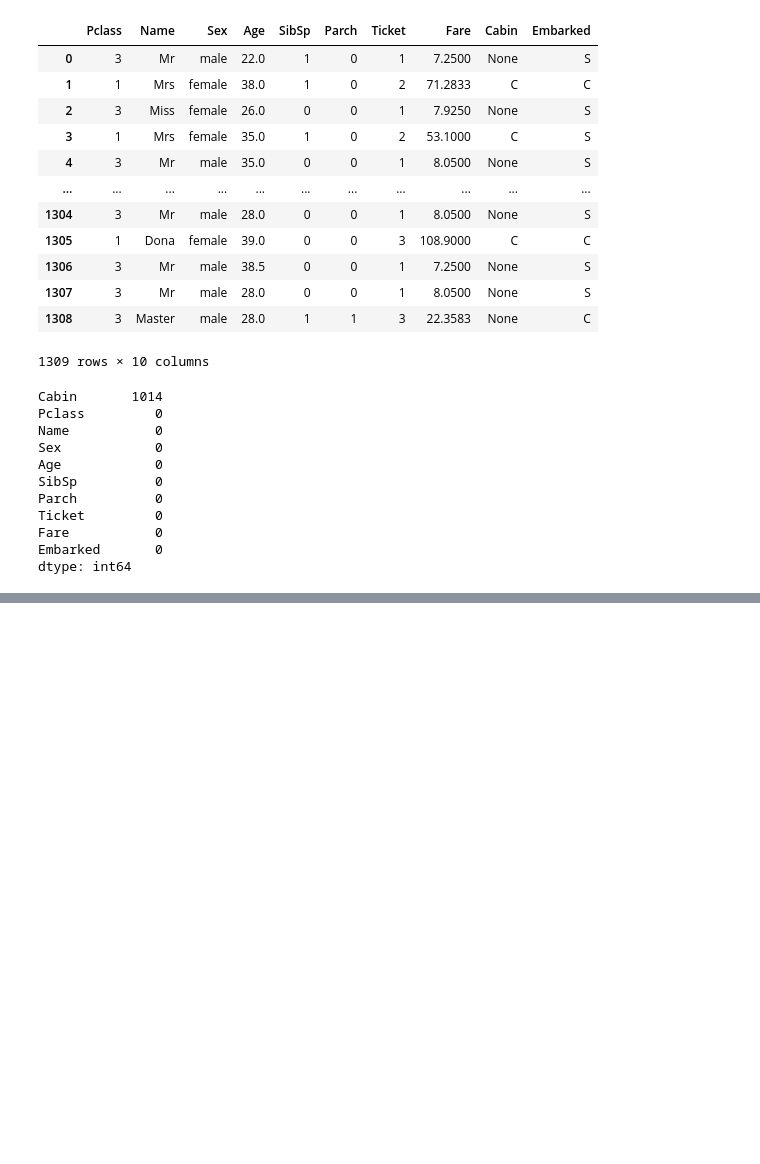
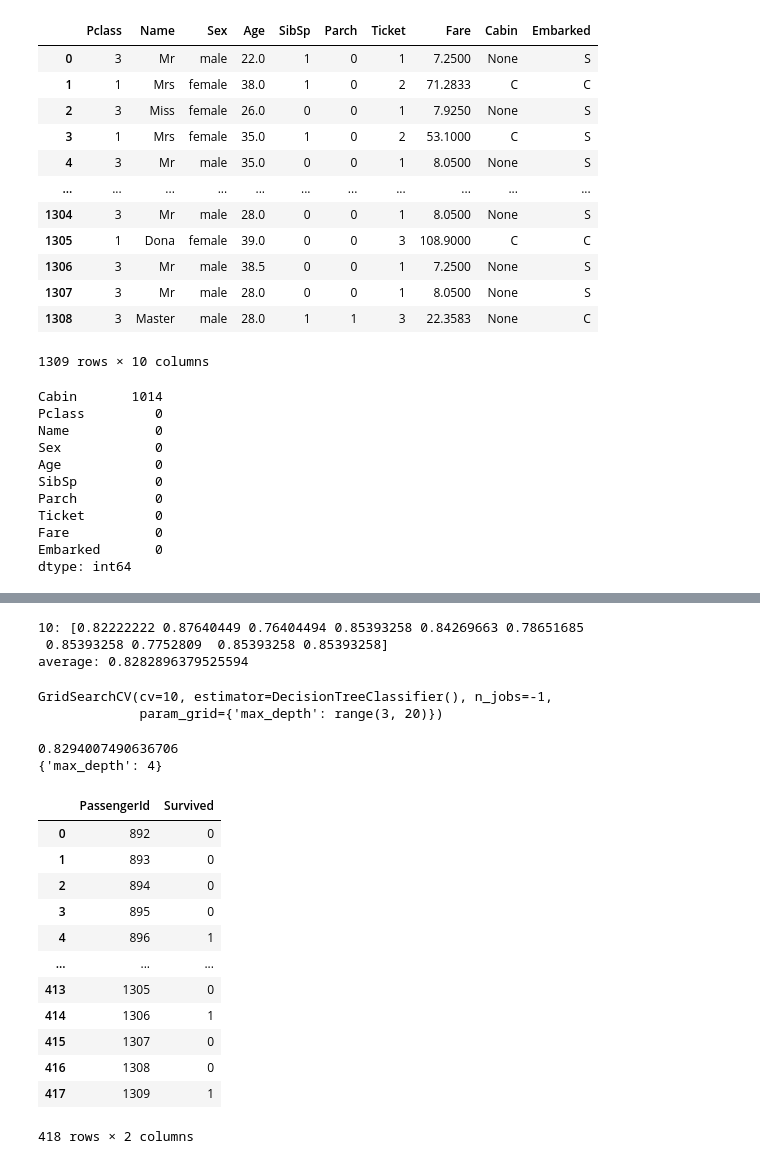
Before and after one commit to AcerPing/tcfst_ML_11C032, a Jupyter notebook: titanic_tcfst_20221005.ipynb, the cells around one changed output, grey strips where cells are left out. Drawn from its saved outputs; the diff is of its cells as text; code cells hidden in the pictures; blank space fills up the shorter version.

```diff
--- a/titanic_tcfst_20221005.ipynb
+++ b/titanic_tcfst_20221005.ipynb
@@ -309,0 +409,7 @@ dtype: int64
+# %%
+# iloc → index location(看第幾筆，index)
+# loc → 列標籤
+import numpy as np
+x = combine.iloc[:len(train)]
+x = np.array(x)
+y = train['Survived']
@@ -309,0 +419,57 @@ dtype: int64
+# %%
+from sklearn.tree import DecisionTreeClassifier
+from sklearn.model_selection import cross_val_score
+clf = DecisionTreeClassifier(max_depth=4)
+scores = cross_val_score(clf, x, y, cv=10, n_jobs=-1)
+print('10:', scores)
+print('average:', np.average(scores))
+
+# 參數說明(https://scikit-learn.org/stable/modules/generated/sklearn.model_selection.cross_validate.html)
+# estimator：模型，The object to use to fit the data.
+# scoring:評分標準(metrics)，Strategy to evaluate the performance of the cross-validated model on the test set.
+# cv: 資料切成幾分，Determines the cross-validation splitting strategy.
+# n_jobs: 平行運算，一次執行幾份工作。跟核心數量有關，四核心為一次處理四份工作；八核心為一次處理八份工作。Number of jobs to run in parallel. -1 means using all processors.
+# %% [output]
+10: [0.82222222 0.87640449 0.76404494 0.85393258 0.84269663 0.78651685
+ 0.85393258 0.7752809  0.85393258 0.85393258]
+average: 0.8282896379525594
+# %%
+# GridSearchCV貪婪演算法，找出最佳參數。
+# 幫你把每組參數都做一次上面那格(cv)
+from sklearn.model_selection import GridSearchCV
+clf = DecisionTreeClassifier()
+params = {'max_depth':range(3,20)}
+search = GridSearchCV(clf, params, cv=10, n_jobs=-1)
+search.fit(x, y)
+# %% [output]
+GridSearchCV(cv=10, estimator=DecisionTreeClassifier(), n_jobs=-1,
+             param_grid={'max_depth': range(3, 20)})
+# %%
+print('最佳分數', search.best_score_)
+print('最佳參數', search.best_params_)
+# %% [output]
+0.8294007490636706
+{'max_depth': 4}
+# %%
+#
+clf = DecisionTreeClassifier(max_depth=4)
+clf.fit(x,y)
+pre = clf.predict(combine.iloc[len(train):])
+result = pd.DataFrame({'PassengerId':predict['PassengerId'],
+      'Survived':pre})
+result.to_csv('dt.csv', encoding='utf-8', index=False)
+result
+# %% [output]
+|  | PassengerId | Survived |
+| 0 | 892 | 0 |
+| 1 | 893 | 0 |
+| 2 | 894 | 0 |
+| 3 | 895 | 0 |
+| 4 | 896 | 1 |
+| ... | ... | ... |
+| 413 | 1305 | 0 |
+| 414 | 1306 | 1 |
+| 415 | 1307 | 0 |
+| 416 | 1308 | 0 |
+| 417 | 1309 | 1 |
+418 rows × 2 columns
```
Also changed, not shown: parts of 10 cells of this notebook.
